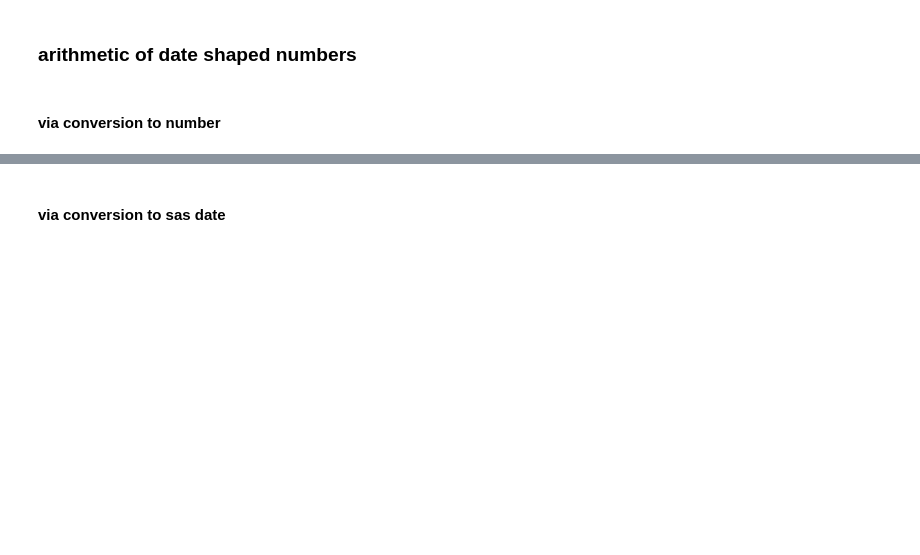
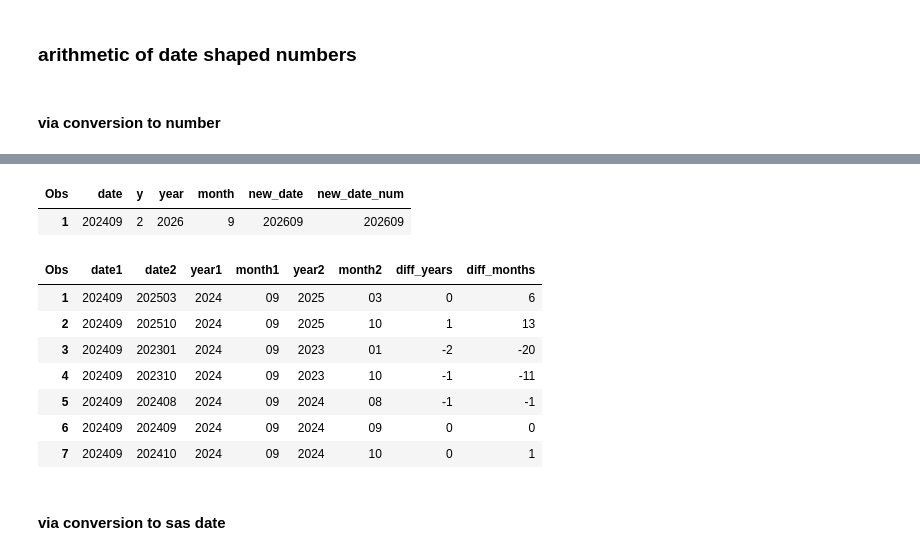
Before and after one commit to 0xdomyz/sas_collection, a Jupyter notebook: generic/type_and_conversion/dates.ipynb, the cells around one changed output, grey strips where cells are left out. Saved outputs shown, nothing was run; the diff lists cells and outputs as text; code cells hidden in the pictures; blank space fills up the shorter version.

Commit message:
fix examples in the dates nb

```diff
--- a/generic/type_and_conversion/dates.ipynb
+++ b/generic/type_and_conversion/dates.ipynb
@@ -104,38 +230,62 @@ data add_years;
     year = input(substr(date,1,4), 4.);
     month = input(substr(date,5,2), 2.);
     year = year + y;
-    new_date = catx('', year, put(month,z2.));
+    new_date = put(year,4.) || put(month,z2.);
     new_date_num = input(new_date, 6.);
 
     datalines;
 202409
 ;
 run;
+
+proc print data=add_years;
+run;
 """)
+# %% [output]
+| Obs | date | y | year | month | new_date | new_date_num |
+| 1 | 202409 | 2 | 2026 | 9 | 202609 | 202609 |
 # %%
 sas.submitLST(
 f"""
 /* Difference between two dates */
 data date_diff;
-    input date1 $6. date2 $6.;
+    input date1 :$6. date2 :$6.;
 
     year1 = substr(date1,1,4);
     month1 = substr(date1,5,2);
     year2 = substr(date2,1,4);
     month2 = substr(date2,5,2);
 
     diff_years = year2 - year1;
     diff_months = month2 - month1;
     if diff_months < 0 then do;
         diff_years = diff_years - 1;
         diff_months = diff_months + 12;
     end;
     diff_months = diff_years * 12 + diff_months;
 
     datalines;
 202409 202503
+202409 202510
+202409 202301
+202409 202310
+202409 202408
+202409 202409
+202409 202410
 ;
 run;
+
+proc print data=date_diff;
+run;
 """)
+# %% [output]
+| Obs | date1 | date2 | year1 | month1 | year2 | month2 | diff_years | diff_months |
+| 1 | 202409 | 202503 | 2024 | 09 | 2025 | 03 | 0 | 6 |
+| 2 | 202409 | 202510 | 2024 | 09 | 2025 | 10 | 1 | 13 |
+| 3 | 202409 | 202301 | 2024 | 09 | 2023 | 01 | -2 | -20 |
+| 4 | 202409 | 202310 | 2024 | 09 | 2023 | 10 | -1 | -11 |
+| 5 | 202409 | 202408 | 2024 | 09 | 2024 | 08 | -1 | -1 |
+| 6 | 202409 | 202409 | 2024 | 09 | 2024 | 09 | 0 | 0 |
+| 7 | 202409 | 202410 | 2024 | 09 | 2024 | 10 | 0 | 1 |
 # %% [markdown]
 #### via conversion to sas date
```
Also changed, not shown: parts of 15 cells of this notebook.
